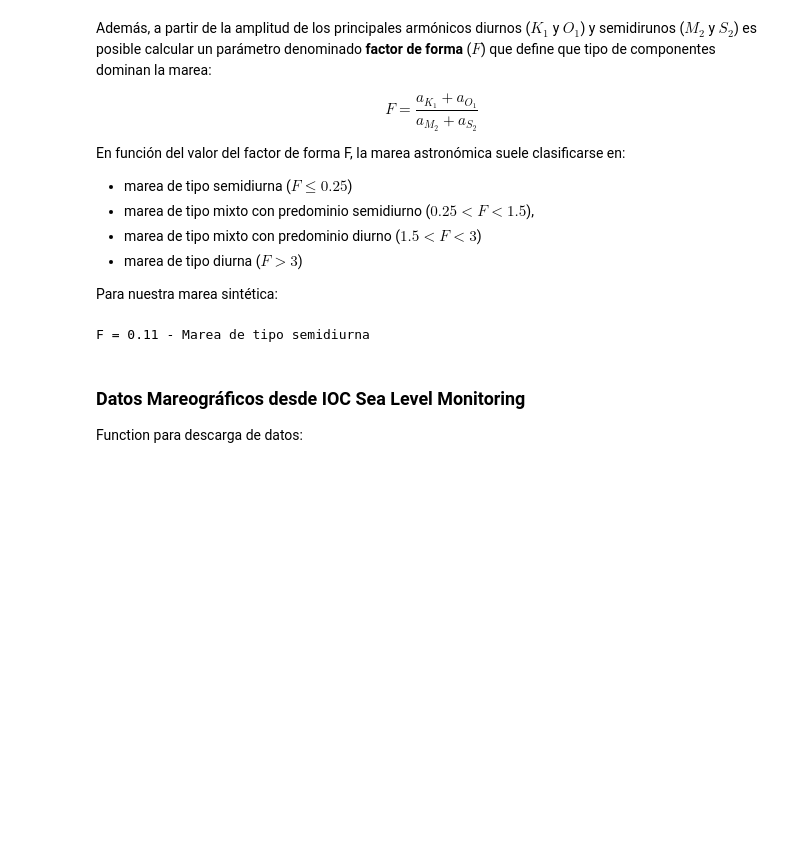
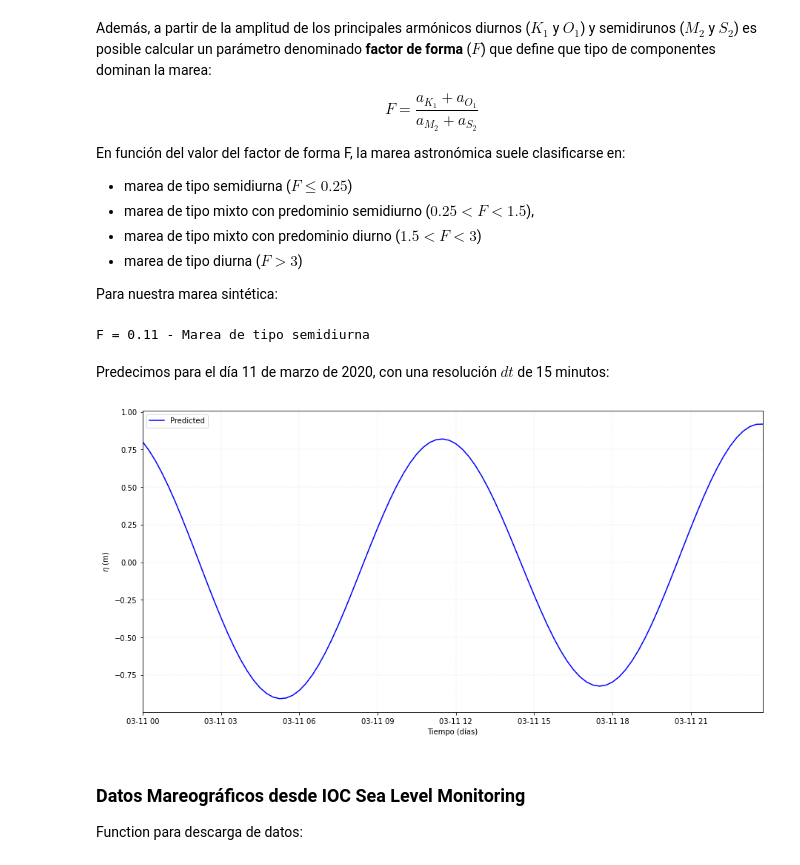
Before and after one commit to mqquiroz/ICH3424, a Jupyter notebook: Ayudantia_6.ipynb, the cells around one changed output. Saved outputs shown, nothing was run; the diff lists cells and outputs as text; code cells hidden in the pictures; blank space fills up the shorter version.

```diff
--- a/Ayudantia_6.ipynb
+++ b/Ayudantia_6.ipynb
@@ -81,14 +81,9 @@ from ttide.t_tide import t_predic
 #tiempo ficticio de un mes (30 días)
 #Juliano
 start = datetime.datetime(2017,1,1)
-
 end = start + datetime.timedelta(days=30)
-dt = 1 # [horas]
-time = [start + datetime.timedelta(days=x*(dt/24)) for x in range(0, 24*(end-start).days)]
-#len(time)
-
-#dt      = 1#0.5 #[hrs]
-
+dt = 1.0 # [horas]
+time = [start + datetime.timedelta(days=x*(dt/24)) for x in range(0, int((24/dt)*(end-start).days))]
 t_total = 30*24
 t = np.arange(0,t_total,dt)
 
@@ -214,6 +207,33 @@ F = (amp_K1 + amp_O1)/ (amp_M2 + amp_S2)
 tide_type(F)
 # %% [output]
 F = 0.11 - Marea de tipo semidiurna
+# %% [markdown]
+Predecimos para el día 11 de marzo de 2020, con una resolución $dt$ de 15 minutos:
+# %%
+#intervalo tiempo a predecir
+start_predic = datetime.datetime(2020,3,11)
+end_predic = start_predic + datetime.timedelta(days=1)
+dt_predic  = 0.25 # [horas] (15 min)
+time_predic = [start_predic + datetime.timedelta(days=x*(dt_predic/24)) for x in range(0, int((24/dt_predic)*(end_predic-start_predic).days))]
+
+
+eta_predic = tide_fit(np.array(time_predic))
+#second option
+#eta_predic = t_predic(np.asarray(time_predic),tide_fit['nameu'],tide_fit['fu'],tide_fit['tidecon'])
+
+alto  = 7.5
+ancho = 15
+fig = plt.figure(figsize=(ancho, alto))
+
+plt.plot(time_predic,eta_predic,'b',label='Predicted')
+plt.xlim(time_predic[0],time_predic[-1])
+plt.xlabel('Tiempo (días)')
+plt.ylabel('$\eta$ (m)')
+plt.legend()
+plt.grid(color='lightgray', linestyle='--', linewidth=0.25)
+plt.show()
+# %% [output]
+[figure, added]
 # %% [markdown]
 ### Datos Mareográficos desde IOC Sea Level Monitoring
 
```
Also changed, not shown: parts of 3 cells of this notebook.
